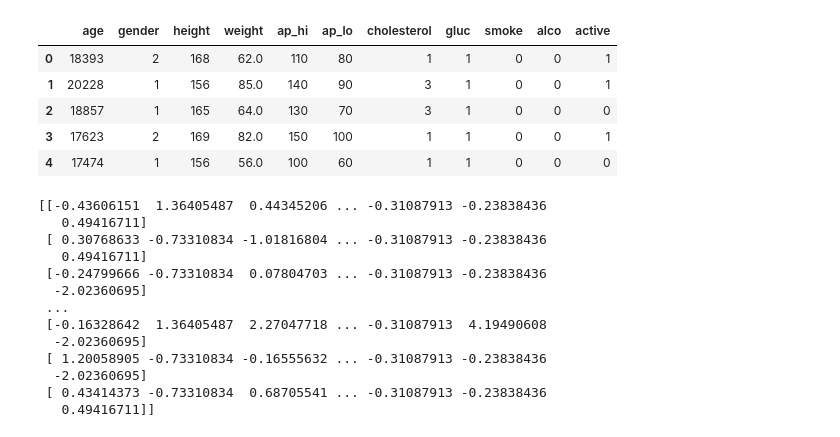
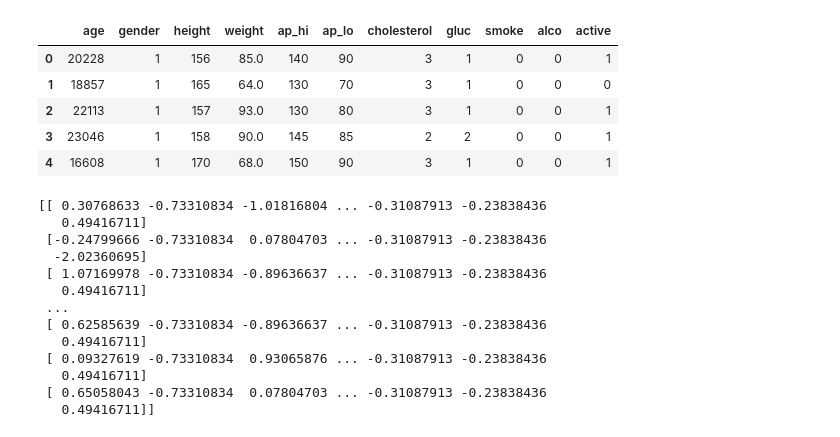
Before and after one commit to bhavrish/CVD-Classifer, a Jupyter notebook: ML/PCA Visualization.ipynb, the cells around one changed output. Saved outputs shown, nothing was run; the diff lists cells and outputs as text; code cells hidden in the pictures.

```diff
--- a/ML/PCA Visualization.ipynb
+++ b/ML/PCA Visualization.ipynb
@@ -6,5 +5,14 @@ import csv
 # %%
-# read in data
-df = pd.read_csv('../Data/cardio_train.csv', delimiter=';')
-print(df.head())
+df_infos = []
+for i in range(9): # 9 clusters
+    path = '../Data/Cluster'+str(i)
+    df = pd.read_csv(path, delimiter=',')
+    df.rename(columns={"Unnamed: 0": "original_id"},inplace=True)
+    df = df.drop('cardio', axis=1) # remove cardio target
+    df.insert(len(df.columns), 'cluster', i)
+    df_infos.append(df)
+
+
+cluster_summaries = pd.concat(df_infos, axis=0)
+cluster_summaries
 # %% [output]
@@ -24,37 +32,34 @@ print(df.head())
 # %%
-df_feat = df.iloc[:,1:-1] # eventhing but last column
-target = df.iloc[:,-1] #last column
+df_feat = cluster_summaries.iloc[:,2:-1] # eventhing but last column
+target = cluster_summaries.iloc[:,-1] # last column (cluster ID)
 
 df_feat.head() # age is in days
 # %% [output]
 |  | age | gender | height | weight | ap_hi | ap_lo | cholesterol | gluc | smoke | alco | active |
-| 0 | 18393 | 2 | 168 | 62.0 | 110 | 80 | 1 | 1 | 0 | 0 | 1 |
-| 1 | 20228 | 1 | 156 | 85.0 | 140 | 90 | 3 | 1 | 0 | 0 | 1 |
-| 2 | 18857 | 1 | 165 | 64.0 | 130 | 70 | 3 | 1 | 0 | 0 | 0 |
-| 3 | 17623 | 2 | 169 | 82.0 | 150 | 100 | 1 | 1 | 0 | 0 | 1 |
-| 4 | 17474 | 1 | 156 | 56.0 | 100 | 60 | 1 | 1 | 0 | 0 | 0 |
+| 0 | 20228 | 1 | 156 | 85.0 | 140 | 90 | 3 | 1 | 0 | 0 | 1 |
+| 1 | 18857 | 1 | 165 | 64.0 | 130 | 70 | 3 | 1 | 0 | 0 | 0 |
+| 2 | 22113 | 1 | 157 | 93.0 | 130 | 80 | 3 | 1 | 0 | 0 | 1 |
+| 3 | 23046 | 1 | 158 | 90.0 | 145 | 85 | 2 | 2 | 0 | 0 | 1 |
+| 4 | 16608 | 1 | 170 | 68.0 | 150 | 90 | 3 | 1 | 0 | 0 | 1 |
 # %%
 from sklearn.preprocessing import StandardScaler
 # standardize: mean = 0, std = 1
 scaler = StandardScaler()
 scaled_features = scaler.fit_transform(df_feat)
-scaled_features.shape # np array
 print(scaled_features)
-
-# citation: https://realpython.com/k-means-clustering-python/
 # %% [output]
-[[-0.43606151  1.36405487  0.44345206 ... -0.31087913 -0.23838436
-   0.49416711]
- [ 0.30768633 -0.73310834 -1.01816804 ... -0.31087913 -0.23838436
+[[ 0.30768633 -0.73310834 -1.01816804 ... -0.31087913 -0.23838436
    0.49416711]
  [-0.24799666 -0.73310834  0.07804703 ... -0.31087913 -0.23838436
   -2.02360695]
+ [ 1.07169978 -0.73310834 -0.89636637 ... -0.31087913 -0.23838436
+   0.49416711]
  ...
- [-0.16328642  1.36405487  2.27047718 ... -0.31087913  4.19490608
-  -2.02360695]
- [ 1.20058905 -0.73310834 -0.16555632 ... -0.31087913 -0.23838436
-  -2.02360695]
- [ 0.43414373 -0.73310834  0.68705541 ... -0.31087913 -0.23838436
+ [ 0.62585639 -0.73310834 -0.89636637 ... -0.31087913 -0.23838436
+   0.49416711]
+ [ 0.09327619 -0.73310834  0.93065876 ... -0.31087913 -0.23838436
+   0.49416711]
+ [ 0.65058043 -0.73310834  0.07804703 ... -0.31087913 -0.23838436
    0.49416711]]
 # %%
 from sklearn.decomposition import PCA
```
Also changed, not shown: parts of 4 cells of this notebook.
